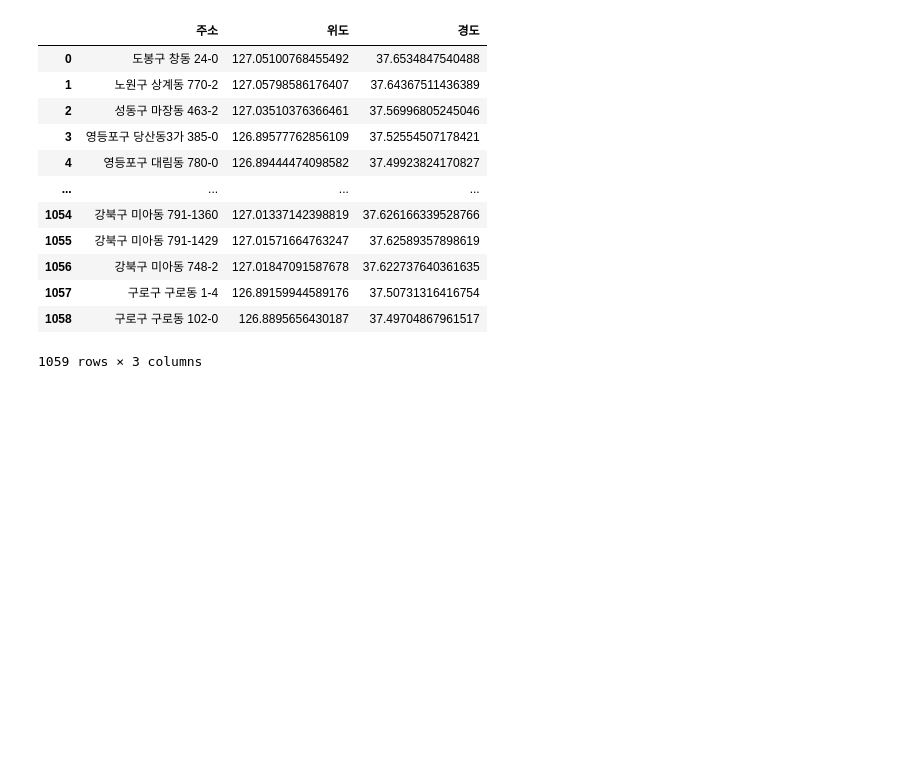
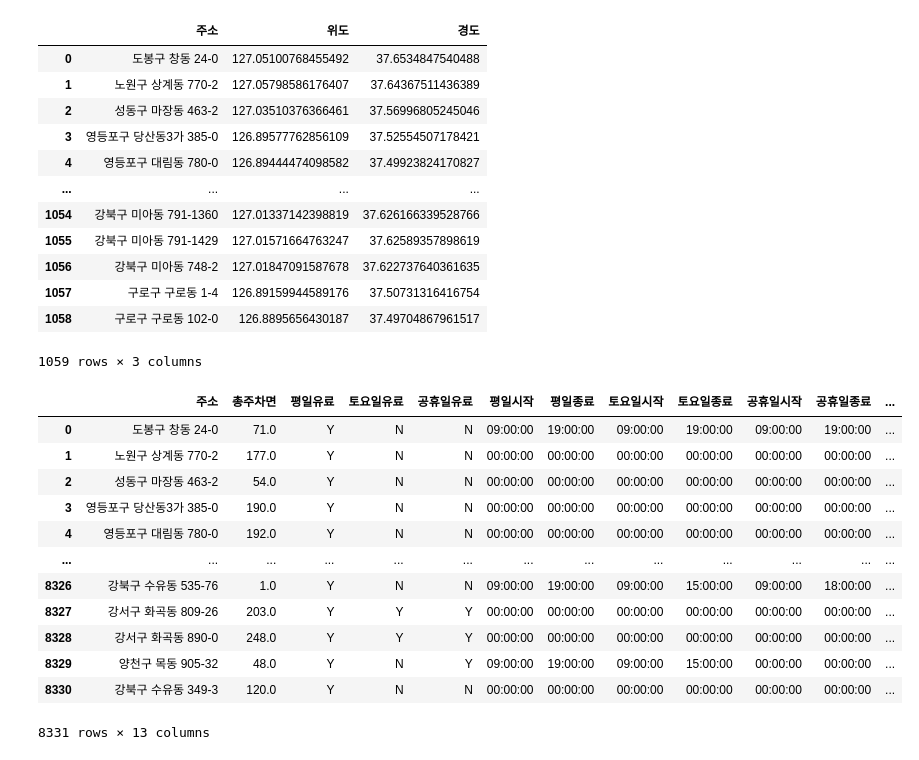
Before and after one commit to vxlmlxv/20251R0136COSE47101, a Jupyter notebook: preprocessing.ipynb, the cells around one changed output. Saved outputs shown, nothing was run; the diff lists cells and outputs as text; code cells hidden in the pictures; blank space fills up the shorter version.

```diff
--- a/preprocessing.ipynb
+++ b/preprocessing.ipynb
@@ -244,0 +267,19 @@ display(df_parks_dropped.head())
+# %%
+df_parks_combined = pd.concat([df_parks_missing, df_parks_dropped], ignore_index=True)
+
+# Display the combined DataFrame
+display(df_parks_combined)
+# %% [output]
+|  | 주소 | 총주차면 | 평일유료 | 토요일유료 | 공휴일유료 | 평일시작 | 평일종료 | 토요일시작 | 토요일종료 | 공휴일시작 | 공휴일종료 | ... |
+| 0 | 도봉구 창동 24-0 | 71.0 | Y | N | N | 09:00:00 | 19:00:00 | 09:00:00 | 19:00:00 | 09:00:00 | 19:00:00 | ... |
+| 1 | 노원구 상계동 770-2 | 177.0 | Y | N | N | 00:00:00 | 00:00:00 | 00:00:00 | 00:00:00 | 00:00:00 | 00:00:00 | ... |
+| 2 | 성동구 마장동 463-2 | 54.0 | Y | N | N | 00:00:00 | 00:00:00 | 00:00:00 | 00:00:00 | 00:00:00 | 00:00:00 | ... |
+| 3 | 영등포구 당산동3가 385-0 | 190.0 | Y | N | N | 00:00:00 | 00:00:00 | 00:00:00 | 00:00:00 | 00:00:00 | 00:00:00 | ... |
+| 4 | 영등포구 대림동 780-0 | 192.0 | Y | N | N | 00:00:00 | 00:00:00 | 00:00:00 | 00:00:00 | 00:00:00 | 00:00:00 | ... |
+| ... | ... | ... | ... | ... | ... | ... | ... | ... | ... | ... | ... | ... |
+| 8326 | 강북구 수유동 535-76 | 1.0 | Y | N | N | 09:00:00 | 19:00:00 | 09:00:00 | 15:00:00 | 09:00:00 | 18:00:00 | ... |
+| 8327 | 강서구 화곡동 809-26 | 203.0 | Y | Y | Y | 00:00:00 | 00:00:00 | 00:00:00 | 00:00:00 | 00:00:00 | 00:00:00 | ... |
+| 8328 | 강서구 화곡동 890-0 | 248.0 | Y | Y | Y | 00:00:00 | 00:00:00 | 00:00:00 | 00:00:00 | 00:00:00 | 00:00:00 | ... |
+| 8329 | 양천구 목동 905-32 | 48.0 | Y | N | Y | 09:00:00 | 19:00:00 | 09:00:00 | 15:00:00 | 00:00:00 | 00:00:00 | ... |
+| 8330 | 강북구 수유동 349-3 | 120.0 | Y | N | N | 00:00:00 | 00:00:00 | 00:00:00 | 00:00:00 | 00:00:00 | 00:00:00 | ... |
+8331 rows × 13 columns
```
Also changed, not shown: parts of 17 cells of this notebook, 4 other files.
